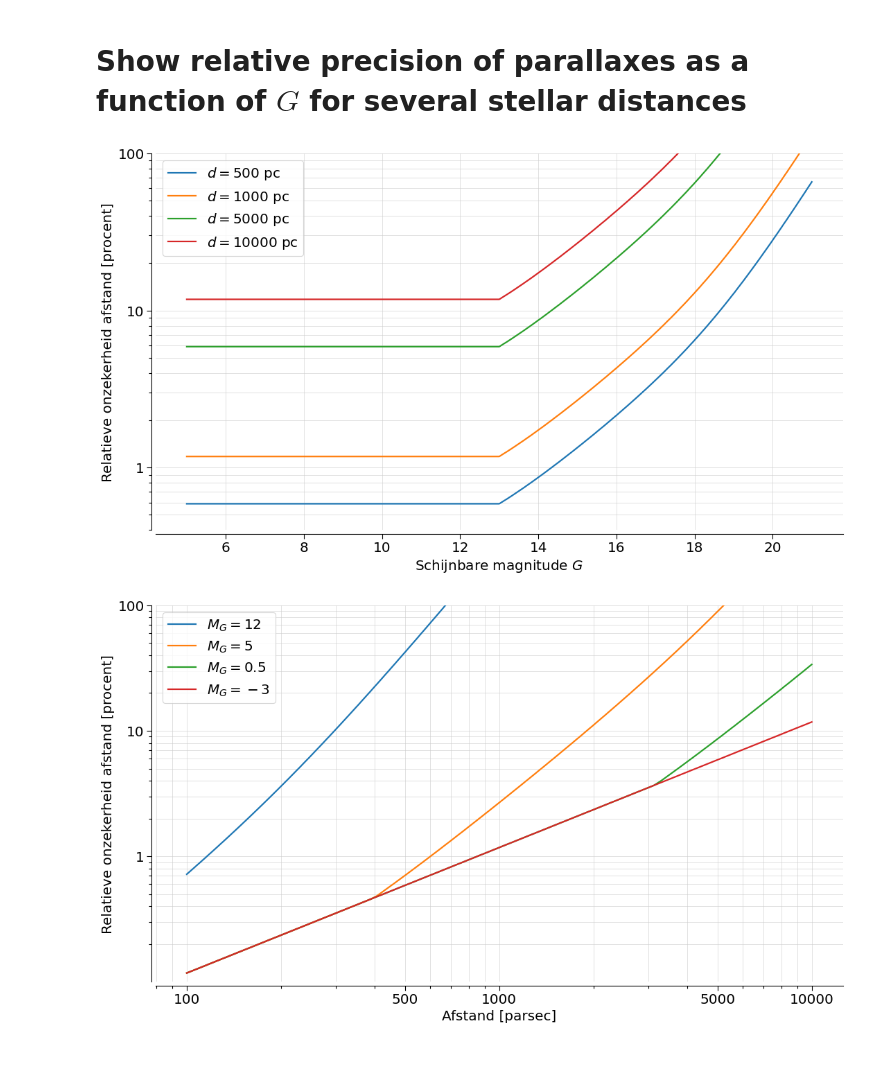
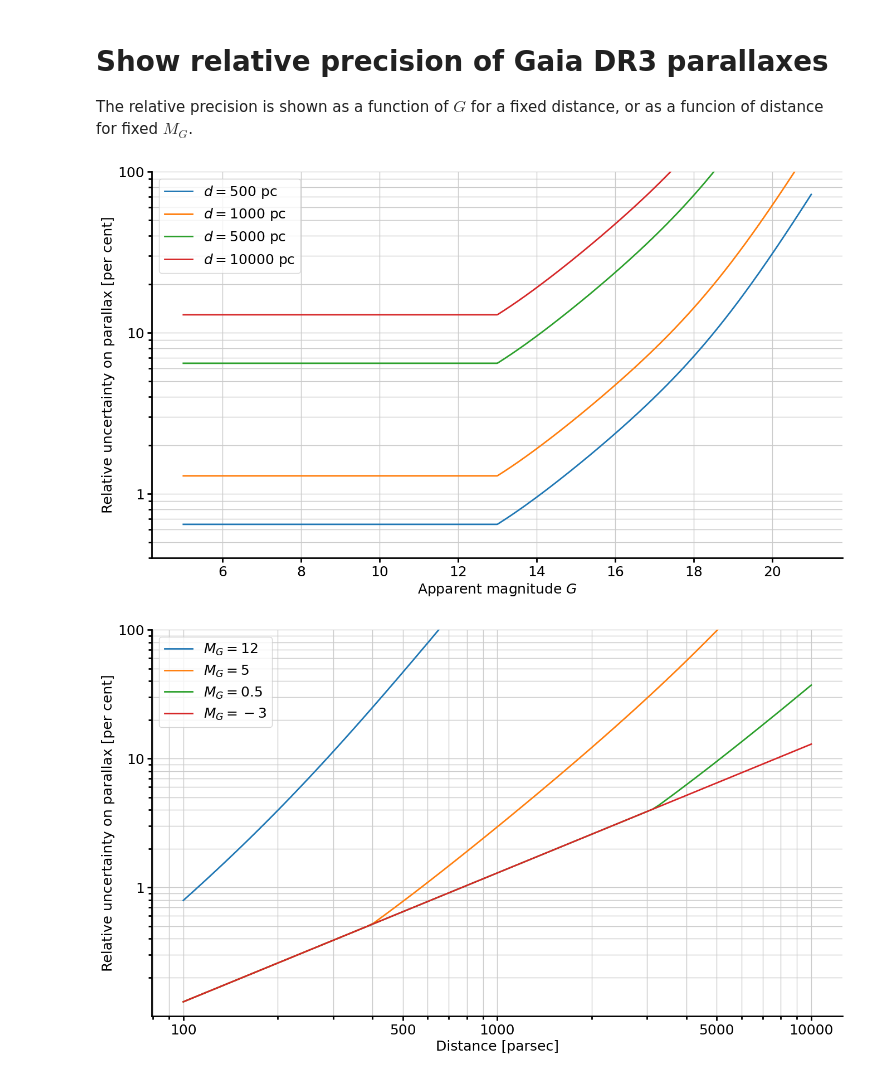
Before and after one commit to agabrown/PyGaia, a Jupyter notebook: examples/RelativePrecisionDistances.ipynb, the cells around one changed output. Saved outputs shown, nothing was run; the diff lists cells and outputs as text; code cells hidden in the pictures.

```diff
--- a/examples/RelativePrecisionDistances.ipynb
+++ b/examples/RelativePrecisionDistances.ipynb
@@ -1,37 +1,40 @@
 # %% [markdown]
-# Show relative precision of parallaxes as a function of $G$ for several stellar distances
+# Show relative precision of Gaia DR3 parallaxes
+
+The relative precision is shown as a function of $G$ for a fixed distance, or as a funcion of distance for fixed $M_G$.
 # %%
 import numpy as np
 import matplotlib.pyplot as plt
 
-from agabpylib.plotting.plotstyles import useagab, apply_tufte
 from pygaia.errors.astrometric import parallax_uncertainty
+
+plt.style.use("./agab.mplstyle")
 # %%
 gmag = np.linspace(5, 21, 1000)
 plx_unc = parallax_uncertainty(gmag, release='dr3')
 dists = [500, 1000, 5000, 10000]
 rel_plx_unc = np.zeros((len(dists), gmag.size))
 for i, d in enumerate(dists):
     rel_plx_unc[i,:] = plx_unc/(1000000/d)*100
 
-useagab()
 fig, ax = plt.subplots(1, 1, figsize=(16,9))
-apply_tufte(ax)
 
 for i, d in enumerate(dists):
     ax.semilogy(gmag, rel_plx_unc[i], '-', label=rf'$d={d}$ pc')
-ax.set_xlabel(r'Schijnbare magnitude $G$')
-ax.set_ylabel(r'Relatieve onzekerheid afstand [procent]')
+#ax.set_xlabel(r'Schijnbare magnitude $G$')
+#ax.set_ylabel(r'Relatieve onzekerheid parallax [procent]')
+ax.set_xlabel(r'Apparent magnitude $G$')
+ax.set_ylabel(r'Relative uncertainty on parallax [per cent]')
 ax.set_yticks([1,10,100,1000], ['1', '10', '100', '1000'])
 ax.set_ylim(0.4,100)
 ax.grid(True, which='both')
 ax.legend()
 
-plt.savefig('relatieve_onzekerheid_vs_schijnbare_helderheid.pdf')
+#plt.savefig('relatieve_onzekerheid_vs_schijnbare_helderheid.pdf')
 
 plt.show()
 # %% [output]
-[figure, old version]
+[figure, new version]
 # %%
 gabsmag = [12, 5, 0.5, -3]
 afstand = np.logspace(2, 4, 100)
@@ -42,20 +45,21 @@ for i, gabs in enumerate(gabsmag):
     rel_plx_unc_B[i] = parallax_uncertainty(gmags, release='dr3')/(1000000/afstand)*100
 
 fig, ax = plt.subplots(1, 1, figsize=(16,9))
-apply_tufte(ax)
 
 for i, g in enumerate(gabsmag):
     ax.loglog(afstand, rel_plx_unc_B[i], '-', label=rf'$M_G={g}$')
-ax.set_xlabel(r'Afstand [parsec]')
-ax.set_ylabel(r'Relatieve onzekerheid afstand [procent]')
+#ax.set_xlabel(r'Afstand [parsec]')
+#ax.set_ylabel(r'Relatieve onzekerheid parallax [procent]')
+ax.set_xlabel(r'Distance [parsec]')
+ax.set_ylabel(r'Relative uncertainty on parallax [per cent]')
 ax.set_yticks([1,10,100,1000], ['1', '10', '100', '1000'])
 ax.set_xticks([100,500,1000,5000,10000], ['100', '500', '1000', '5000', '10000'])
 ax.set_ylim(0.1,100)
 ax.grid(True, which='both')
 ax.legend()
 
-plt.savefig('relatieve_onzekerheid_vs_afstand.pdf')
+#plt.savefig('relatieve_onzekerheid_vs_afstand.pdf')
 
 plt.show()
 # %% [output]
-[figure, old version]
+[figure, new version]
```
Also changed, not shown: 8 other files.
